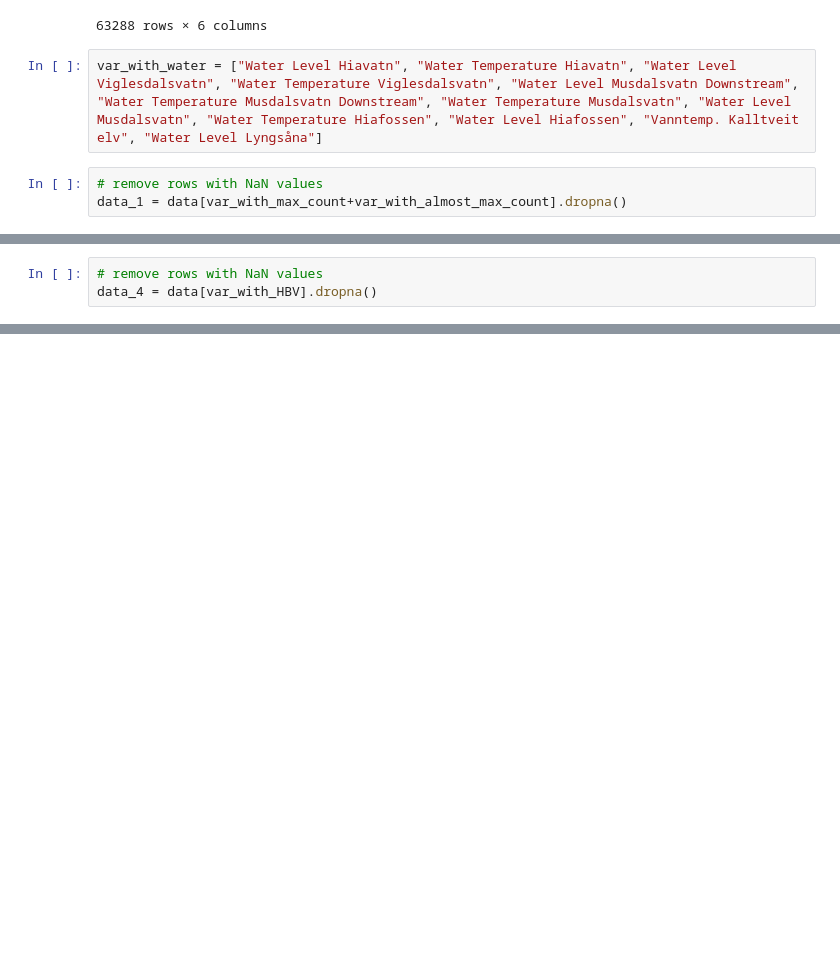
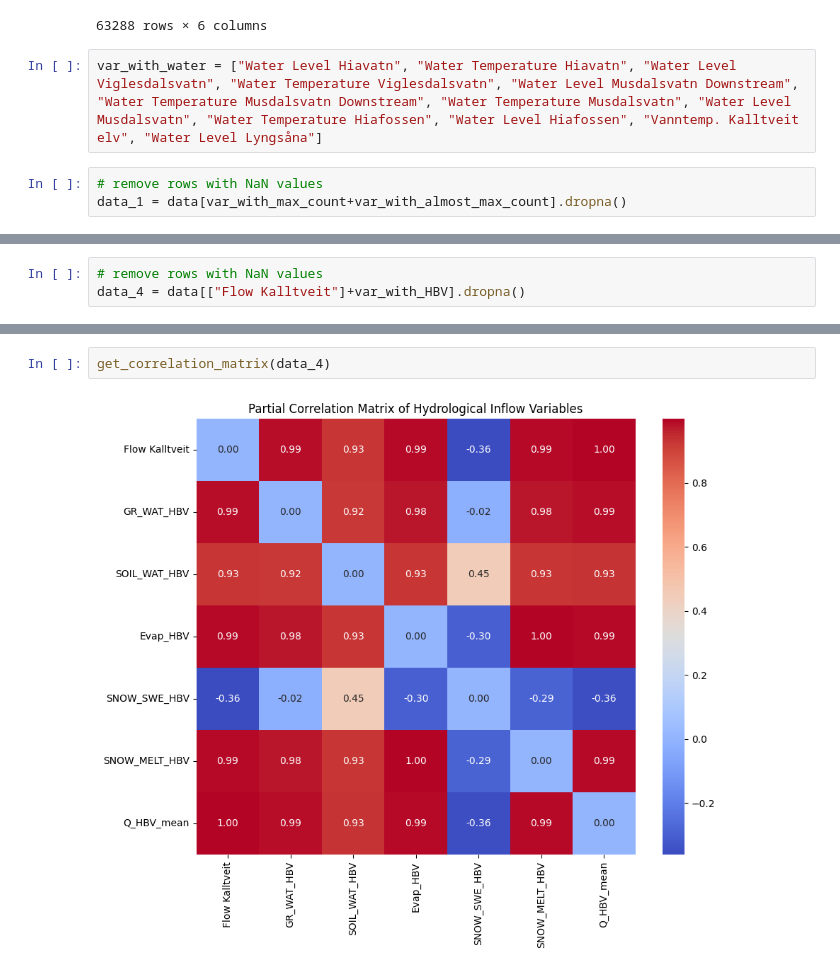
Before and after one commit to BorMagnus/hydro-ml, a Jupyter notebook: analysis/analysis_of_variables.ipynb, the cells around one changed output, grey strips where cells are left out. Drawn from its saved outputs; the diff is of its cells as text; blank space fills up the shorter version.

```diff
--- a/analysis/analysis_of_variables.ipynb
+++ b/analysis/analysis_of_variables.ipynb
@@ -304,6 +305,6 @@ data_3 = data[var_with_water].dropna()
 # %%
 # remove rows with NaN values
-data_4 = data[var_with_HBV].dropna()
+data_4 = data[["Flow Kalltveit"]+var_with_HBV].dropna()
 # %%
 get_correlation_matrix(data_1)
 # %% [output]
@@ -321,0 +320,4 @@ get_correlation_matrix(data_1)
+# %%
+get_correlation_matrix(data_4)
+# %% [output]
+[figure, added]
```
Also changed, not shown: parts of 6 cells of this notebook.
